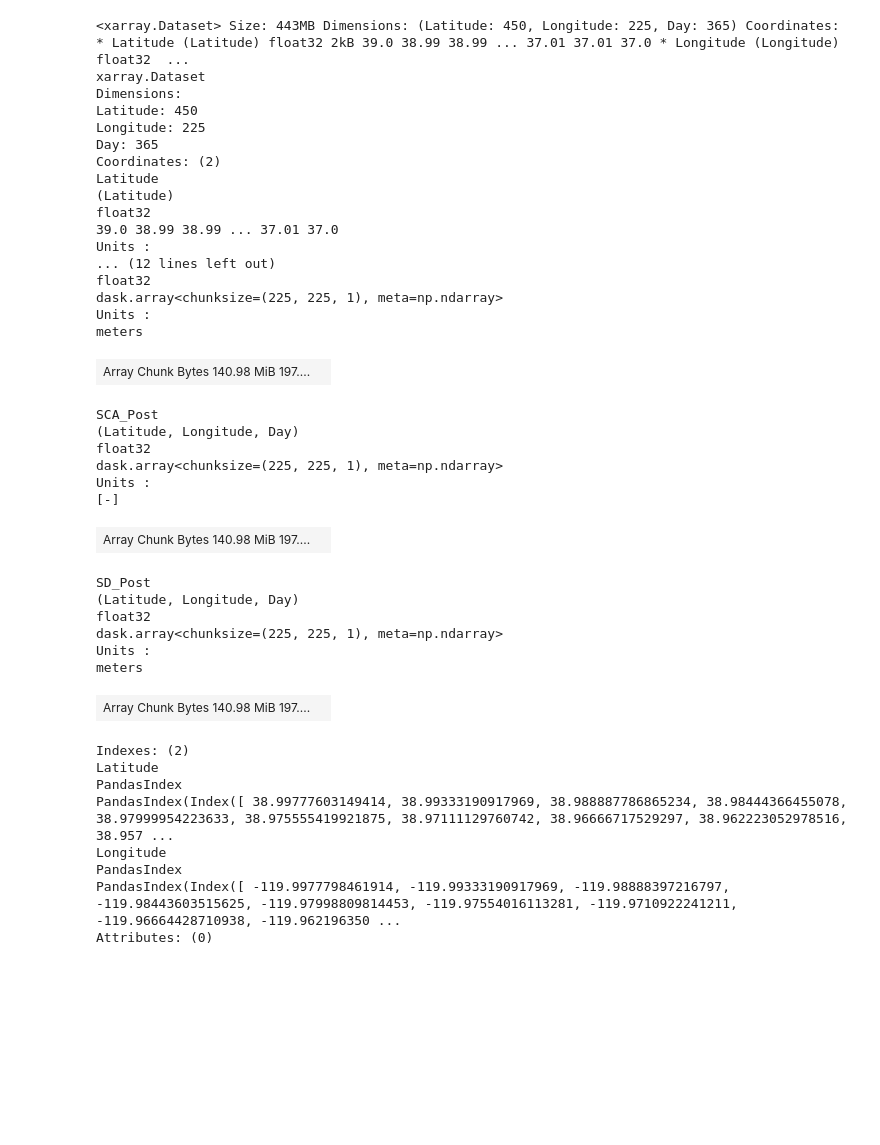
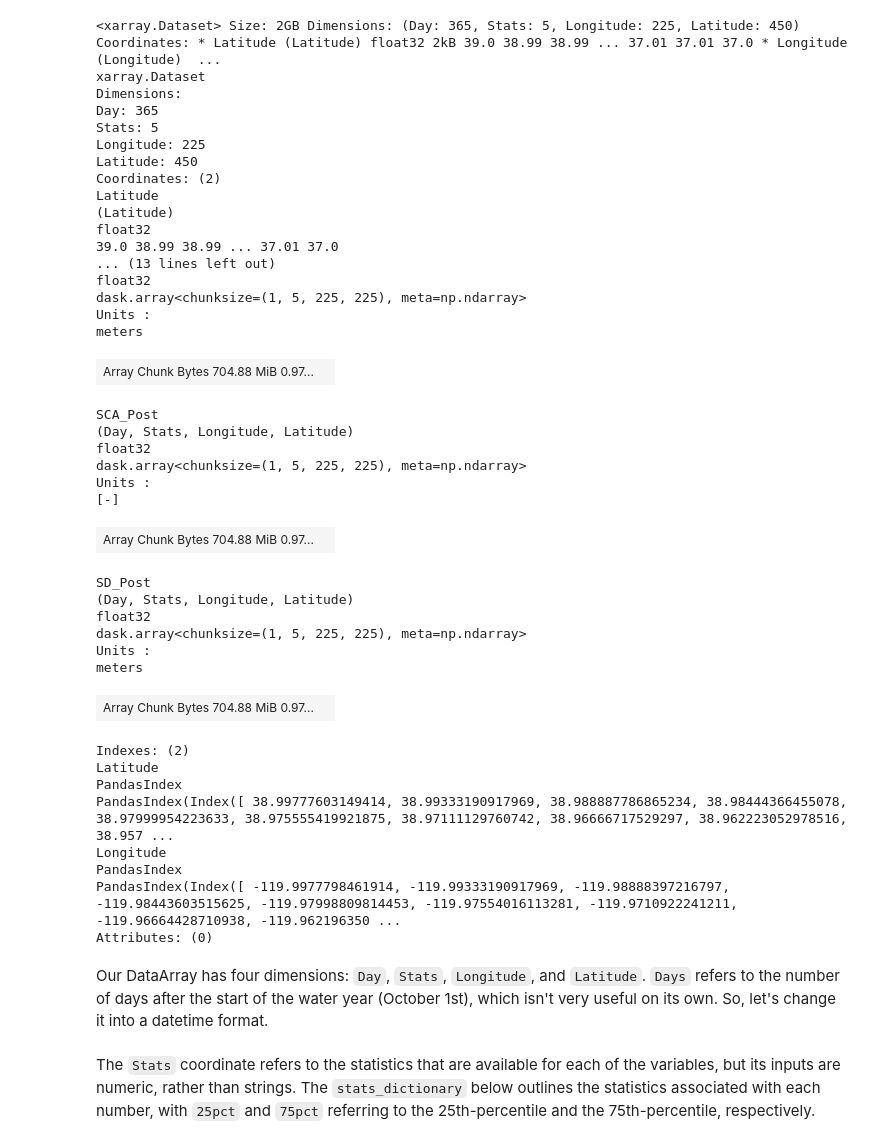
Before and after one commit to zachghiaccio/SnowPit, a Jupyter notebook: swe/UCLA_data_access.ipynb, the cells around one changed output. Cells and saved outputs as stored; diff of their text form; code cells hidden in the pictures; blank space fills up the shorter version.

```diff
--- a/swe/UCLA_data_access.ipynb
+++ b/swe/UCLA_data_access.ipynb
@@ -36,4 +18,5 @@ from IPython.display import display, Markdown
 # %%
+# Define bounding box over the Tuolumne
 bbox = (-119.85, 37.71, -119.1, 38.25)
 
 # Authenticate using Earthdata Login prerequisite files
@@ -43,6 +26,5 @@ auth = earthaccess.login()
 results = earthaccess.search_data(
     doi='10.5067/PP7T2GBI52I2',
     temporal=("2020-10-01", "2021-09-30"),
-    bounding_box = bbox,
-    cloud_hosted=True
+    bounding_box = bbox
 )
@@ -72,4 +31,5 @@ display(results)
 # %%
-files = earthaccess.open(results)
+# Download the files to a tmp folder, and save paths as a list
+files = earthaccess.download(results, "/home/jovyan/tmp/")
 files
 # %% [output]
@@ -80,40 +44,40 @@ files
 # %%
-ds = xr.open_mfdataset(files).transpose()
+ds = xr.open_mfdataset(files)
 # %%
-ds.sel(Stats=0)
+ds
 # %% [output]
-<xarray.Dataset> Size: 443MB Dimensions: (Latitude: 450, Longitude: 225, Day: 365) Coordinates: * Latitude (Latitude) float32 2kB 39.0 38.99 38.99 ... 37.01 37.01 37.0 * Longitude (Longitude) float32  ...
+<xarray.Dataset> Size: 2GB Dimensions: (Day: 365, Stats: 5, Longitude: 225, Latitude: 450) Coordinates: * Latitude (Latitude) float32 2kB 39.0 38.99 38.99 ... 37.01 37.01 37.0 * Longitude (Longitude)  ...
 xarray.Dataset
 Dimensions:
+Day: 365
+Stats: 5
+Longitude: 225
 Latitude: 450
-Longitude: 225
-Day: 365
 Coordinates: (2)
 Latitude
 (Latitude)
 float32
 39.0 38.99 38.99 ... 37.01 37.0
-Units :
-... (12 lines left out)
+... (13 lines left out)
 float32
-dask.array<chunksize=(225, 225, 1), meta=np.ndarray>
+dask.array<chunksize=(1, 5, 225, 225), meta=np.ndarray>
 Units :
 meters
-| Array Chunk Bytes 140.98 MiB 197.... |  |
+| Array Chunk Bytes 704.88 MiB 0.97... |  |
 SCA_Post
-(Latitude, Longitude, Day)
+(Day, Stats, Longitude, Latitude)
 float32
-dask.array<chunksize=(225, 225, 1), meta=np.ndarray>
+dask.array<chunksize=(1, 5, 225, 225), meta=np.ndarray>
 Units :
 [-]
-| Array Chunk Bytes 140.98 MiB 197.... |  |
+| Array Chunk Bytes 704.88 MiB 0.97... |  |
 SD_Post
-(Latitude, Longitude, Day)
+(Day, Stats, Longitude, Latitude)
 float32
-dask.array<chunksize=(225, 225, 1), meta=np.ndarray>
+dask.array<chunksize=(1, 5, 225, 225), meta=np.ndarray>
 Units :
 meters
-| Array Chunk Bytes 140.98 MiB 197.... |  |
+| Array Chunk Bytes 704.88 MiB 0.97... |  |
 Indexes: (2)
 Latitude
 PandasIndex
@@ -122,6 +86,8 @@ Longitude
 PandasIndex
 PandasIndex(Index([ -119.9977798461914, -119.99333190917969, -119.98888397216797, -119.98443603515625, -119.97998809814453, -119.97554016113281, -119.9710922241211, -119.96664428710938, -119.962196350 ...
 Attributes: (0)
+# %% [markdown]
+Our DataArray has four dimensions: `Day`, `Stats`, `Longitude`, and `Latitude`. `Days` refers to the number of days after the start of the water year (October 1st), which isn't very useful on its own. So, let's change it into a datetime format.
 # %%
 import re
 import pandas as pd
@@ -137 +105,3 @@ ds = ds.sel(time=slice('2020-10-01', '2021-09-30'))
+# %% [markdown]
+The `Stats` coordinate refers to the statistics that are available for each of the variables, but its inputs are numeric, rather than strings. The `stats_dictionary` below outlines the statistics associated with each number, with `25pct` and `75pct` referring to the 25th-percentile and the 75th-percentile, respectively.
 # %%
```
Also changed, not shown: parts of 28 cells of this notebook.
